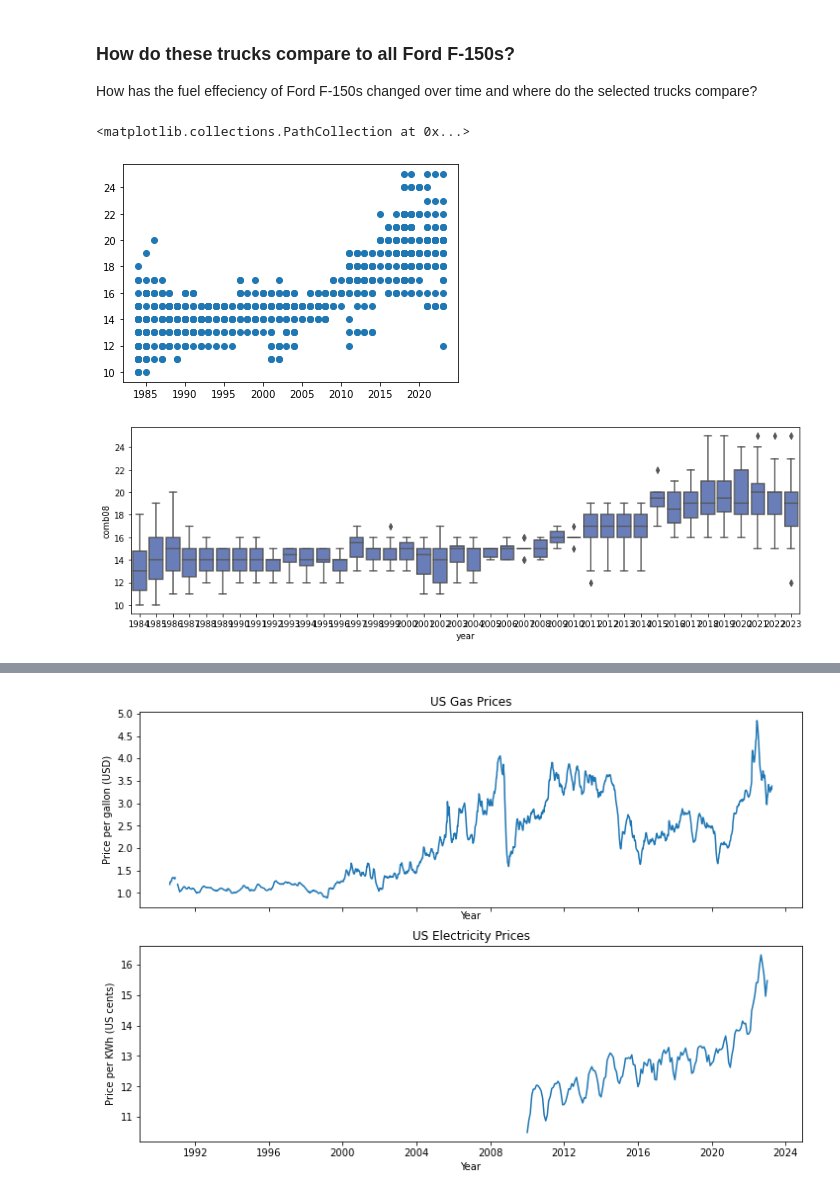
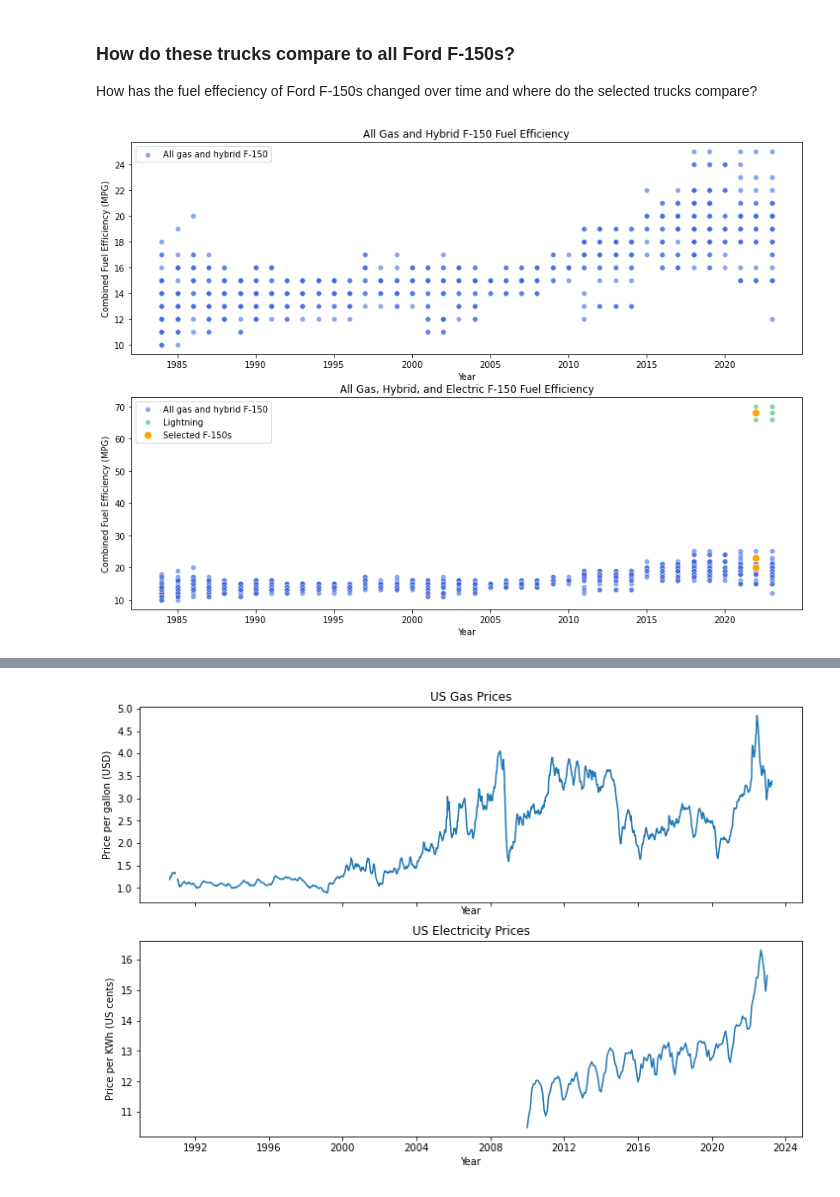
Before and after one commit to richardbradshaw/F-150-Fuel, a Jupyter notebook: F150_Analysis.ipynb, the cells around one changed output, grey strips where cells are left out. Cells and saved outputs as stored; diff of their text form; code cells hidden in the pictures.

```diff
--- a/F150_Analysis.ipynb
+++ b/F150_Analysis.ipynb
@@ -123,6 +123,8 @@ print(f'car3: {car3_name}')
 car1: 2022 Ford F150 Pickup 4WD
 car2: 2022 Ford F150 Pickup 4WD HEV
 car3: 2022 Ford F-150 Lightning 4WD
+# %%
+selected_cars_df = cars[(cars['id'] == car1_id) | (cars['id'] == car2_id) | (cars['id'] == car3_id)]
 # %% [markdown]
 ### Ford F-150 prices from Ford website on August 26, 2022
 F-150 Lightning standard range, XLT (38808) MSRP: $61769
@@ -181,10 +177,19 @@ f150_similar['hybrid'] = f150_similar['atvType'] == 'Hybrid'
 # %%
-plt.scatter(f150_all['year'], f150_all['comb08'])
+# Scatterplots of fuel efficiency over time for all Ford F-150s
+fig, (ax1, ax2) = plt.subplots(nrows=2, ncols=1, figsize=(14,10))#, sharex=True)
+sns.scatterplot(x='year', y='comb08', data=f150_all, color='royalblue',
+                alpha=0.6, ax=ax1, label='All gas and hybrid F-150')
+ax1.set_ylabel('Combined Fuel Efficiency (MPG)')
+ax1.set_xlabel('Year')
+ax1.set_title('All Gas and Hybrid F-150 Fuel Efficiency')
+sns.scatterplot(x='year', y='comb08', data=f150_all, color='royalblue',
+                alpha=0.6, ax=ax2, label='All gas and hybrid F-150')
+sns.scatterplot(x='year', y='comb08', data=lightning_all, color='mediumseagreen',
+                alpha=0.6, ax=ax2, label='Lightning')
+sns.scatterplot(x='year', y='comb08', data=selected_cars_df, color='orange',
+                s=80, ax=ax2, label='Selected F-150s')
+ax2.set_ylabel('Combined Fuel Efficiency (MPG)')
+ax2.set_xlabel('Year')
+ax2.set_title('All Gas, Hybrid, and Electric F-150 Fuel Efficiency');
 # %% [output]
-<matplotlib.collections.PathCollection at 0x...>
-[figure, old version]
+[figure, new version]
-# %%
-plt.subplots(figsize=(14,4))
-sns.boxplot(x='year', y='comb08', data=f150_all, color='royalblue', saturation=0.5);
-# %% [output]
-[figure, removed]
```
Also changed, not shown: parts of 7 cells of this notebook.
